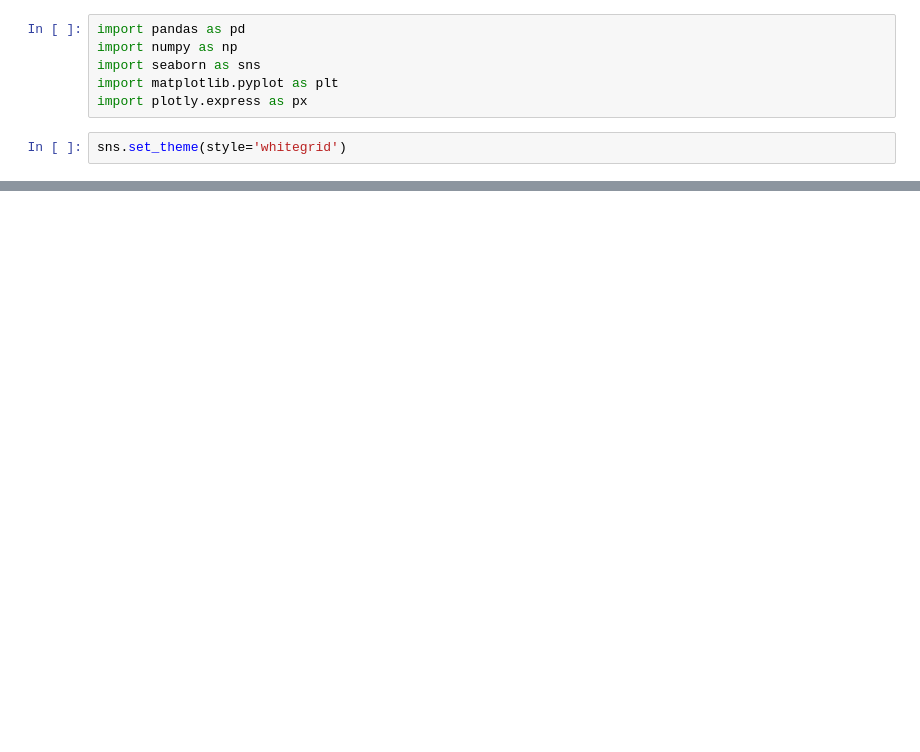
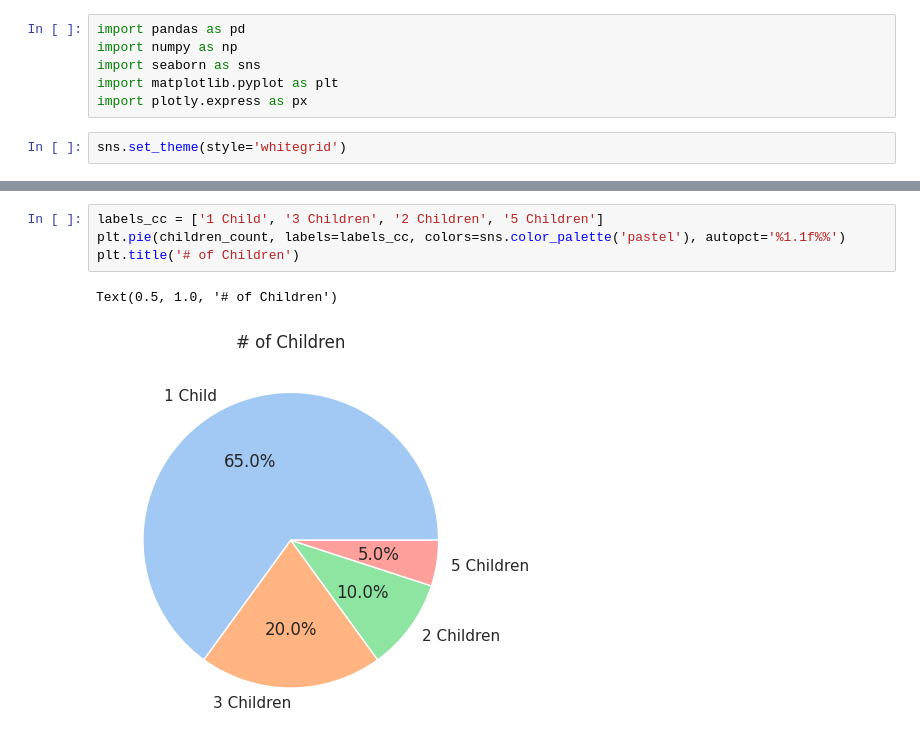
Before and after one commit to lozo6/slp-survey-analytics, a Jupyter notebook: visual.ipynb, the cells around one changed output, grey strips where cells are left out. Drawn from its saved outputs; the diff is of its cells as text; blank space fills up the shorter version.

```diff
--- a/visual.ipynb
+++ b/visual.ipynb
@@ -59 +48,8 @@ children_count
 Name: Q17, dtype: int64
+# %%
+labels_cc = ['1 Child', '3 Children', '2 Children', '5 Children']
+plt.pie(children_count, labels=labels_cc, colors=sns.color_palette('pastel'), autopct='%1.1f%%')
+plt.title('# of Children')
+# %% [output]
+Text(0.5, 1.0, '# of Children')
+[figure, added]
```
Also changed, not shown: parts of 11 cells of this notebook, 5 other files.
